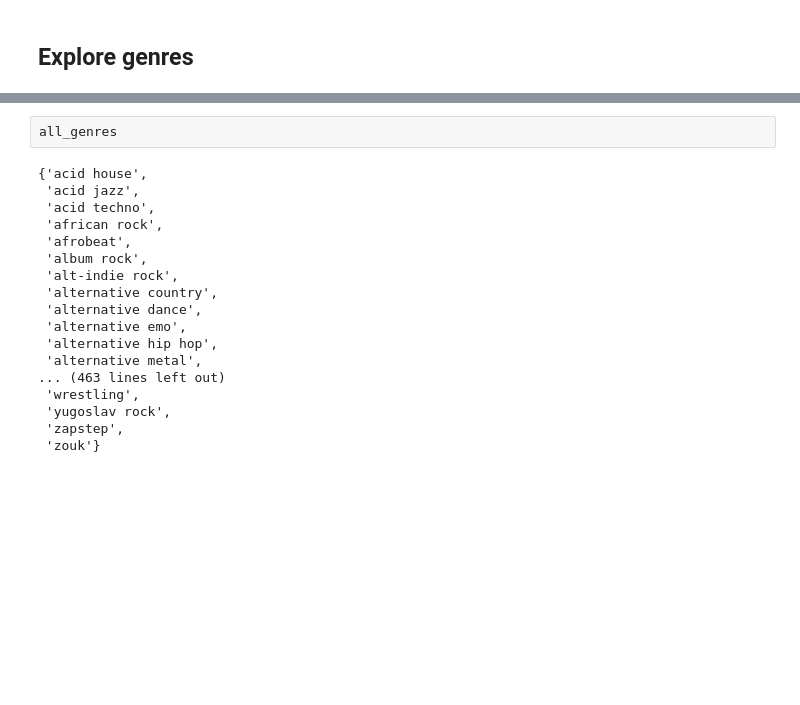
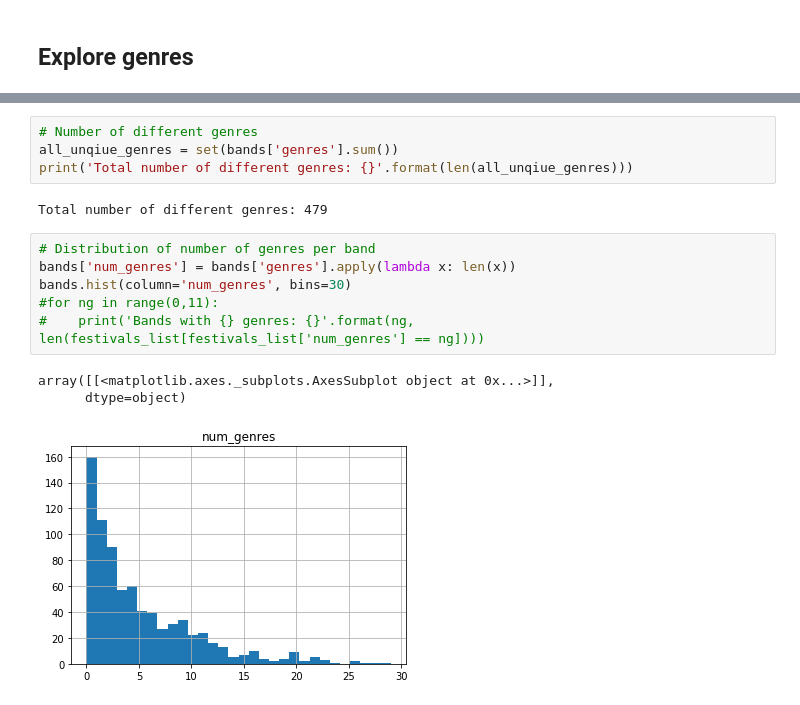
Before and after one commit to eduardbonada/festivals2018, a Jupyter notebook: Explore Festivals Info.ipynb, the cells around one changed output, grey strips where cells are left out. Cells and saved outputs as stored; diff of their text form; blank space fills up the shorter version.

```diff
--- a/Explore Festivals Info.ipynb
+++ b/Explore Festivals Info.ipynb
@@ -34,20 +36,16 @@ all_genres = set(festivals['genres'].sum())
-# %%
-all_genres
-# %% [output]
-{'acid house',
- 'acid jazz',
- 'acid techno',
- 'african rock',
- 'afrobeat',
- 'album rock',
- 'alt-indie rock',
- 'alternative country',
- 'alternative dance',
- 'alternative emo',
- 'alternative hip hop',
- 'alternative metal',
-... (463 lines left out)
- 'wrestling',
- 'yugoslav rock',
- 'zapstep',
- 'zouk'}
+# %%
+# Number of different genres
+all_unqiue_genres = set(bands['genres'].sum())
+print('Total number of different genres: {}'.format(len(all_unqiue_genres)))
+# %% [output]
+Total number of different genres: 479
+# %%
+# Distribution of number of genres per band
+bands['num_genres'] = bands['genres'].apply(lambda x: len(x))
+bands.hist(column='num_genres', bins=30)
+#for ng in range(0,11):
+#    print('Bands with {} genres: {}'.format(ng, len(festivals_list[festivals_list['num_genres'] == ng])))
+# %% [output]
+array([[<matplotlib.axes._subplots.AxesSubplot object at 0x...>]],
+      dtype=object)
+[figure, added]
```
Also changed, not shown: parts of 9 cells of this notebook.
